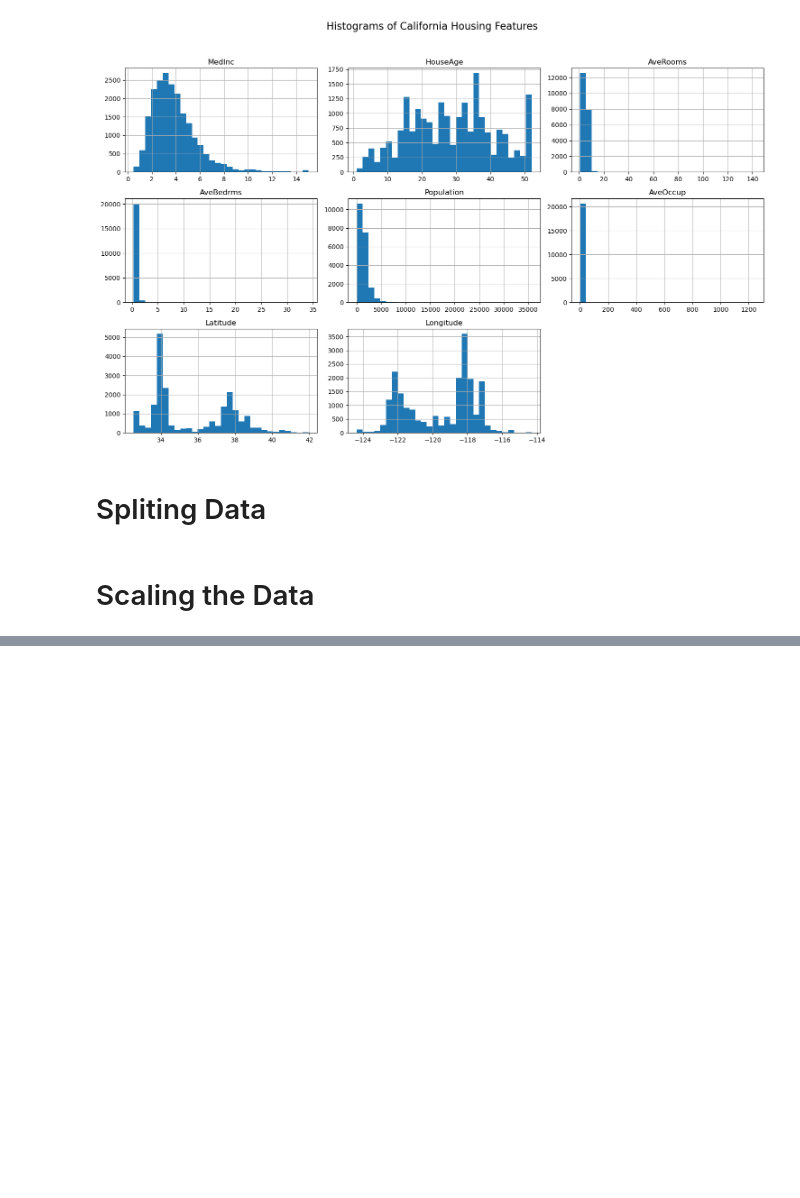
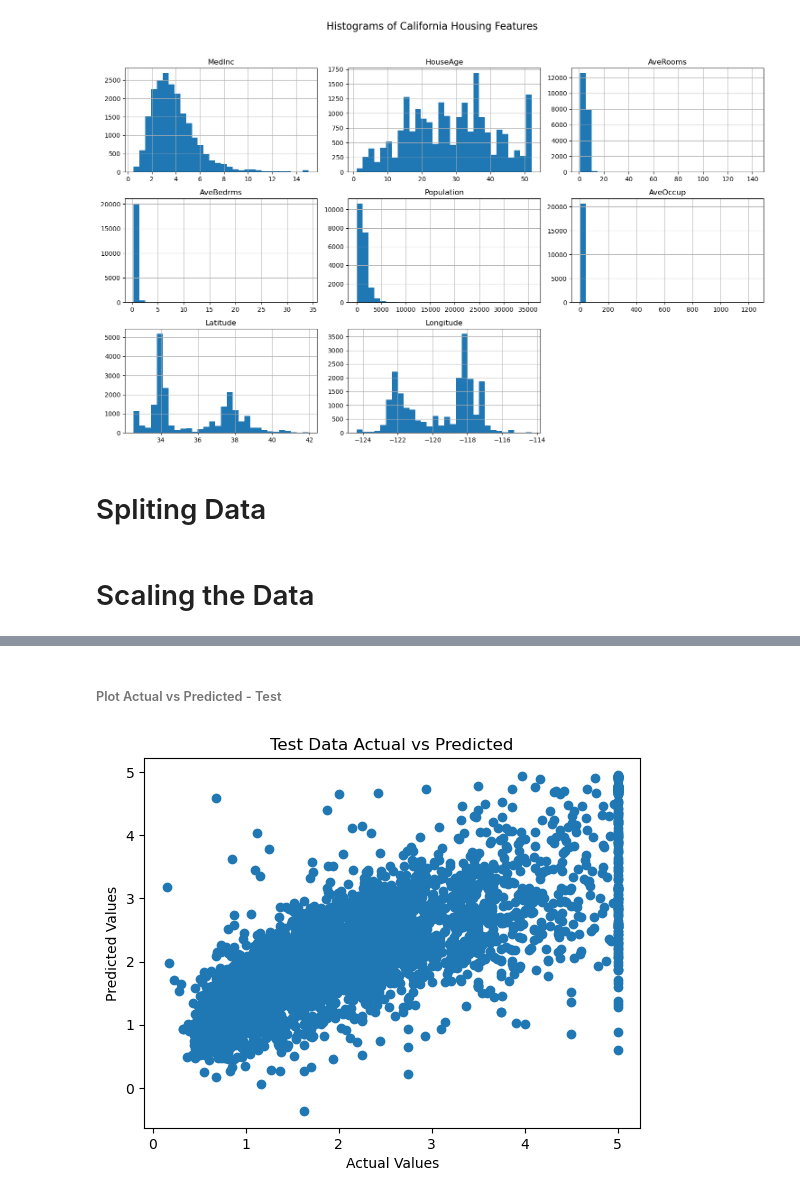
Before and after one commit to OPIM5512-prk23006/A02-prk23006-yhi24001, a Jupyter notebook: src/ds_pipeline.ipynb, the cells around one changed output, grey strips where cells are left out. Cells and saved outputs as stored; diff of their text form; code cells hidden in the pictures; blank space fills up the shorter version.

```diff
--- a/src/ds_pipeline.ipynb
+++ b/src/ds_pipeline.ipynb
@@ -72,0 +101,10 @@ y_train_pred=model.predict(X_train_scaled)
+# %% [markdown]
+###### Plot Actual vs Predicted - Test
+# %%
+plt.scatter(y_test, y_test_pred)
+plt.title('Test Data Actual vs Predicted')
+plt.xlabel('Actual Values')
+plt.ylabel('Predicted Values')
+plt.show()
+# %% [output]
+[figure, added]
```
Also changed, not shown: parts of 6 cells of this notebook.
